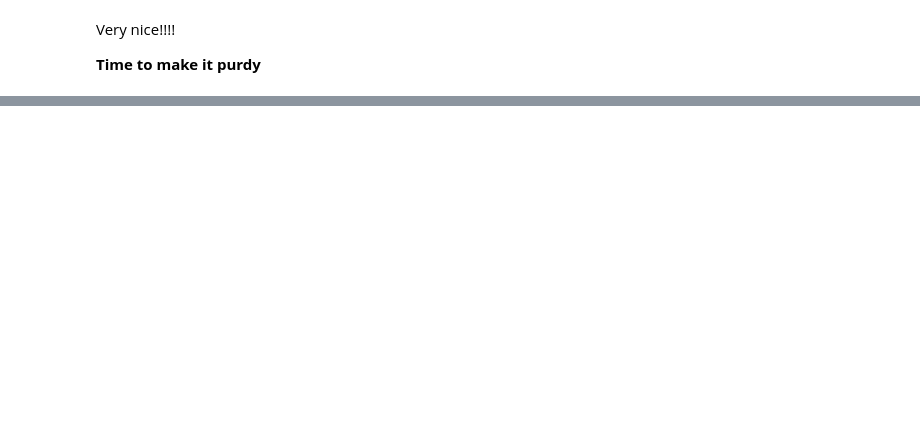
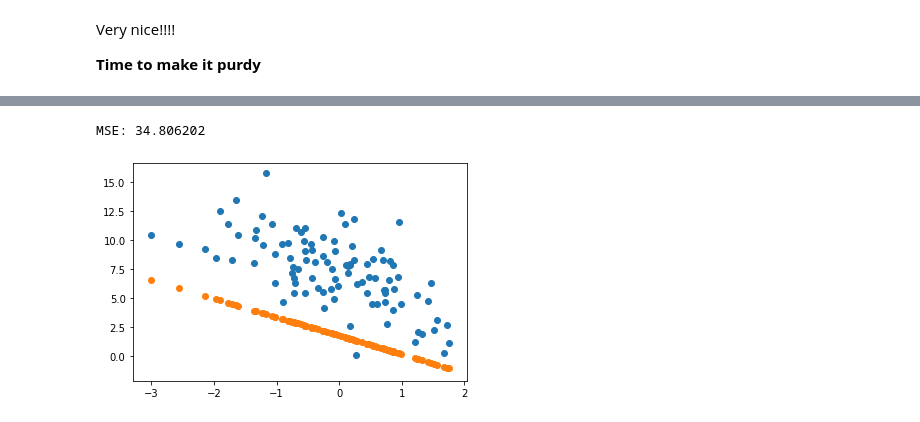
Before and after one commit to Unthrottled/fast-ai-swift, a Jupyter notebook: convolution_network_try_two.ipynb, the cells around one changed output, grey strips where cells are left out. Cells and saved outputs as stored; diff of their text form; code cells hidden in the pictures; blank space fills up the shorter version.

```diff
--- a/convolution_network_try_two.ipynb
+++ b/convolution_network_try_two.ipynb
@@ -300,0 +386,8 @@ struct AlexLayer {
+# %%
+let (alexYHat2, testLayerFour) = testLayerThree.forwardPass(inputTensor: A)
+let (lossyBoi2, lossGradient2) = meanSquaredErrorAndGradient(yHat: alexYHat2, y: yValidationPoints)
+print("MSE: \(lossyBoi2)")
+showYHat(yHat: alexYHat2)
+# %% [output]
+MSE: 34.806202
+[figure, added]
```
Also changed, not shown: parts of 17 cells of this notebook.
